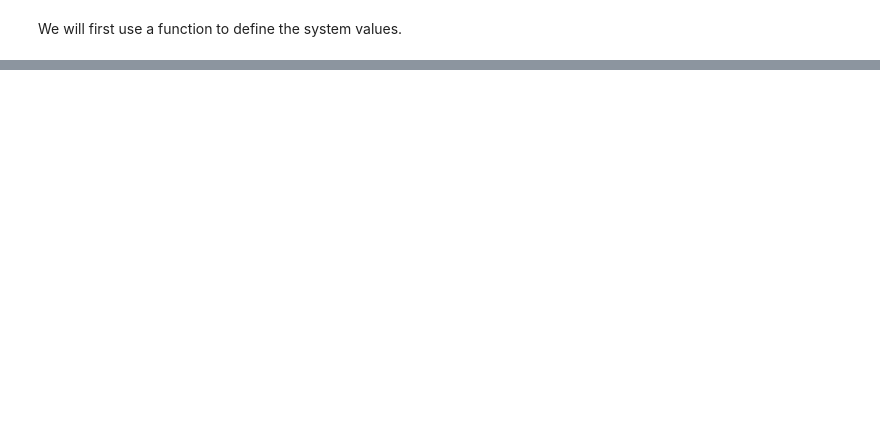
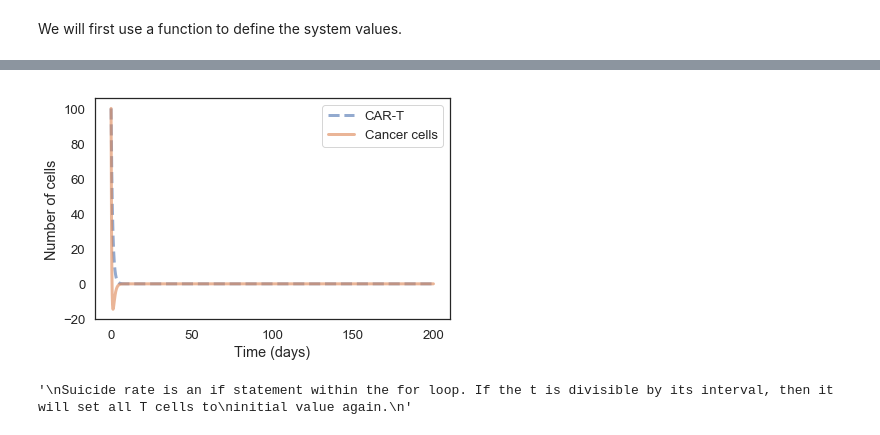
Before and after one commit to ahindelang/ModSimPy, a Jupyter notebook: code/Project2.ipynb, the cells around one changed output, grey strips where cells are left out. Saved outputs shown, nothing was run; the diff lists cells and outputs as text; code cells hidden in the pictures; blank space fills up the shorter version.

```diff
--- a/code/Project2.ipynb
+++ b/code/Project2.ipynb
@@ -34,11 +38,12 @@ def make_system(Tbirth, Tdeath, cancerbirth, cancerdeath):
 # %%
 def plot_results(x, y):
-    """Plot the results of a Lotka-Volterra model
+    """Plot the results of the CAR-T model
 
     x: TimeSeries
     y: TimeSeries
     """
-    plot(x, '--', label='Prey')
-    plot(y, '-', label='Predator')
+    plot(x, '--', label='CAR-T')
+    plot(y, '-', label='Cancer cells')
     decorate(xlabel='Time (days)',
-             ylabel='Fraction of Population')
+             ylabel='Number of cells')
+    #will it be number of cells? or concentration?
@@ -44,0 +74,28 @@ def plot_results(x, y):
+# %%
+def run_simulation(system, update_func):
+    """Runs a simulation of the system.
+
+    system: System object
+    update_func: function that updates state
+
+    returns: TimeFrame
+    """
+    unpack(system)
+
+    frame = TimeFrame(columns=init.index)
+    frame.row[t0] = init
+
+    for t in linrange(t0, t_end, dt):
+        """
+        if(t%suicideinterval == 0):
+            frame.row[t] = init.carT
+            print("Reset occurred")
+            print(t)
+
+        Until I can get numbers, I'm not messing with this
+            """
+        frame.row[t+dt] = update_func(frame.row[t], dt, system)
+
+    return frame
+# %%
+system = make_system(0.1,0.2,0.1,0.3,0.1,10,0.1)
@@ -44,0 +114,2 @@ def plot_results(x, y):
+# %%
+results = run_simulation(system, update_func)
@@ -44,0 +135,13 @@ def plot_results(x, y):
+# %%
+plot_results(results.carT, results.cancer)
+# %% [output]
+[figure, added]
+# %%
+#Need to generate suicide rate and sweep it. Need to sweep leukemia growth rate.
+"""
+Suicide rate is an if statement within the for loop. If the t is divisible by its interval, then it will set all T cells to
+initial value again.
+"""
+#Leukemia growth can be cancer_array = linspace(start, stop, number of divs). Waiting on accurate data to give that value
+# %% [output]
+'\nSuicide rate is an if statement within the for loop. If the t is divisible by its interval, then it will set all T cells to\ninitial value again.\n'
```
Also changed, not shown: parts of 13 cells of this notebook.
